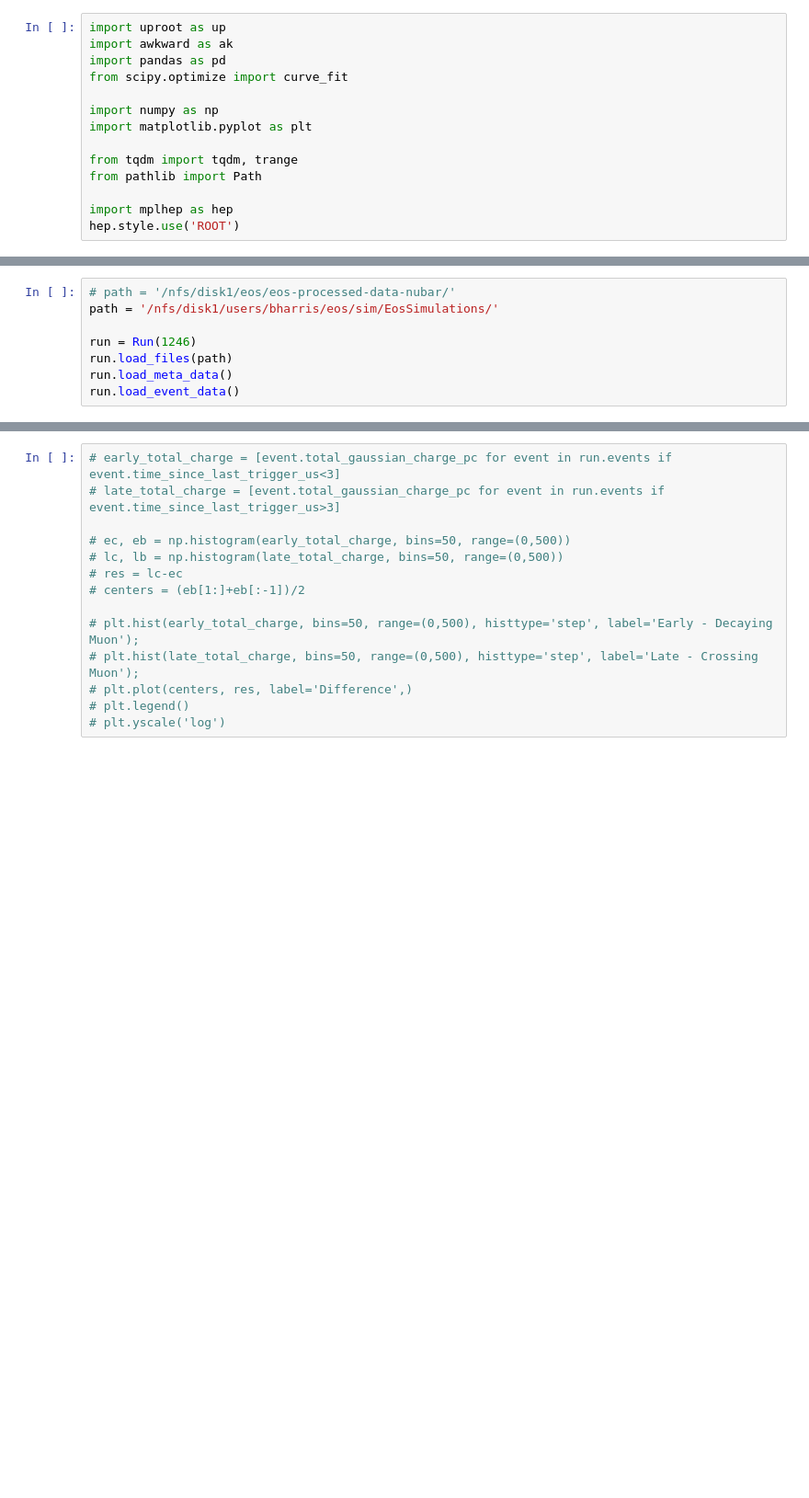
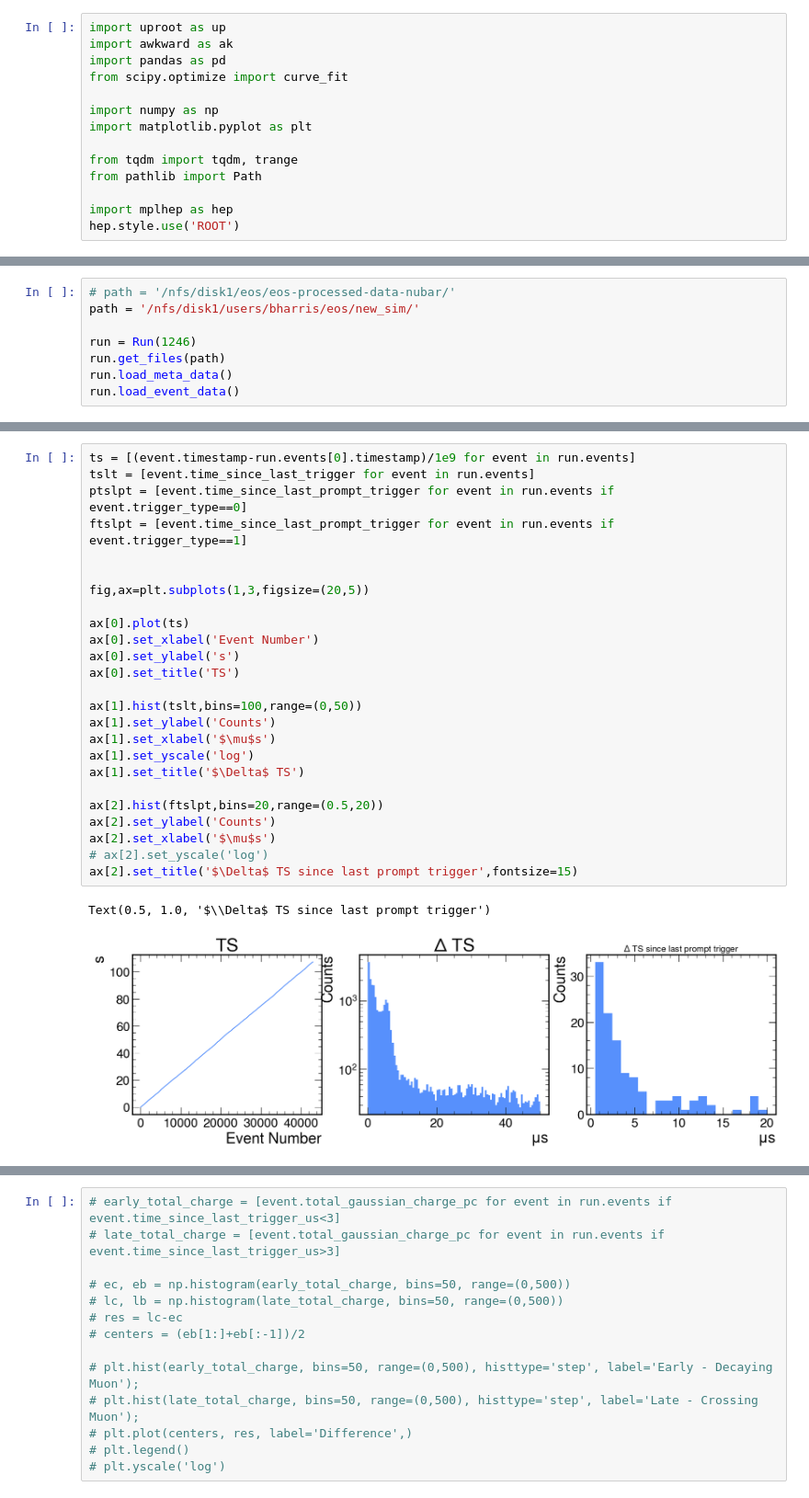
Before and after one commit to hbjamin/dichroicon-analysis, a Jupyter notebook: muons/main.ipynb, the cells around one changed output, grey strips where cells are left out. Shown at 92% size. Drawn from its saved outputs; the diff is of its cells as text; blank space fills up the shorter version.

```diff
--- a/muons/main.ipynb
+++ b/muons/main.ipynb
@@ -255,9 +166,9 @@ class Run:
 # %%
 # path = '/nfs/disk1/eos/eos-processed-data-nubar/'
-path = '/nfs/disk1/users/bharris/eos/sim/EosSimulations/'
+path = '/nfs/disk1/users/bharris/eos/new_sim/'
 
 run = Run(1246)
-run.load_files(path)
+run.get_files(path)
 run.load_meta_data()
 run.load_event_data()
 # %% [output]
@@ -315,0 +246,28 @@ Follower trigger frequency 62.547 Hz
+# %%
+ts = [(event.timestamp-run.events[0].timestamp)/1e9 for event in run.events]
+tslt = [event.time_since_last_trigger for event in run.events]
+ptslpt = [event.time_since_last_prompt_trigger for event in run.events if event.trigger_type==0]
+ftslpt = [event.time_since_last_prompt_trigger for event in run.events if event.trigger_type==1]
+
+
+fig,ax=plt.subplots(1,3,figsize=(20,5))
+
+ax[0].plot(ts)
+ax[0].set_xlabel('Event Number')
+ax[0].set_ylabel('s')
+ax[0].set_title('TS')
+
+ax[1].hist(tslt,bins=100,range=(0,50))
+ax[1].set_ylabel('Counts')
+ax[1].set_xlabel('$\mu$s')
+ax[1].set_yscale('log')
+ax[1].set_title('$\Delta$ TS')
+
+ax[2].hist(ftslpt,bins=20,range=(0.5,20))
+ax[2].set_ylabel('Counts')
+ax[2].set_xlabel('$\mu$s')
+# ax[2].set_yscale('log')
+ax[2].set_title('$\Delta$ TS since last prompt trigger',fontsize=15)
+# %% [output]
+Text(0.5, 1.0, '$\\Delta$ TS since last prompt trigger')
+[figure, added]
```
Also changed, not shown: parts of 63 cells of this notebook, 1 other file.
